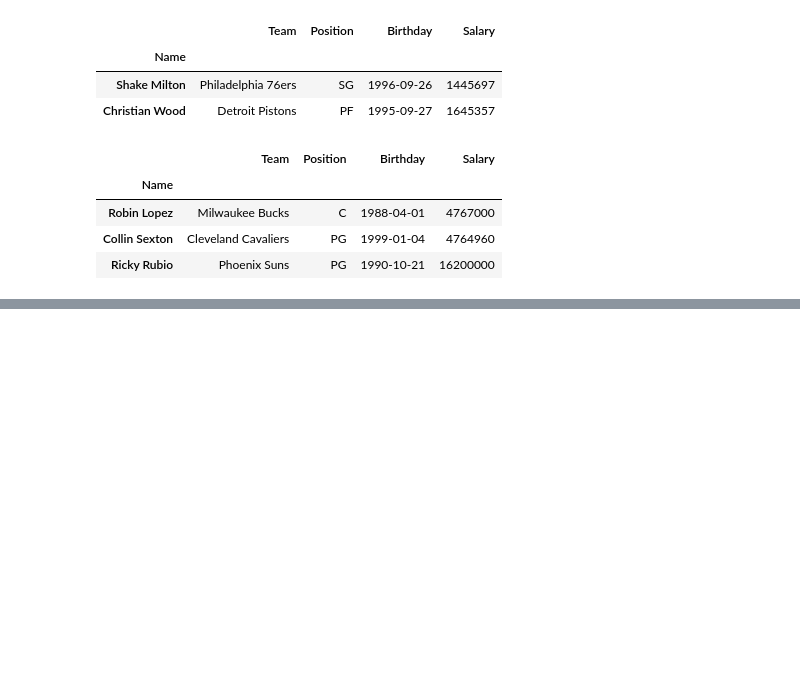
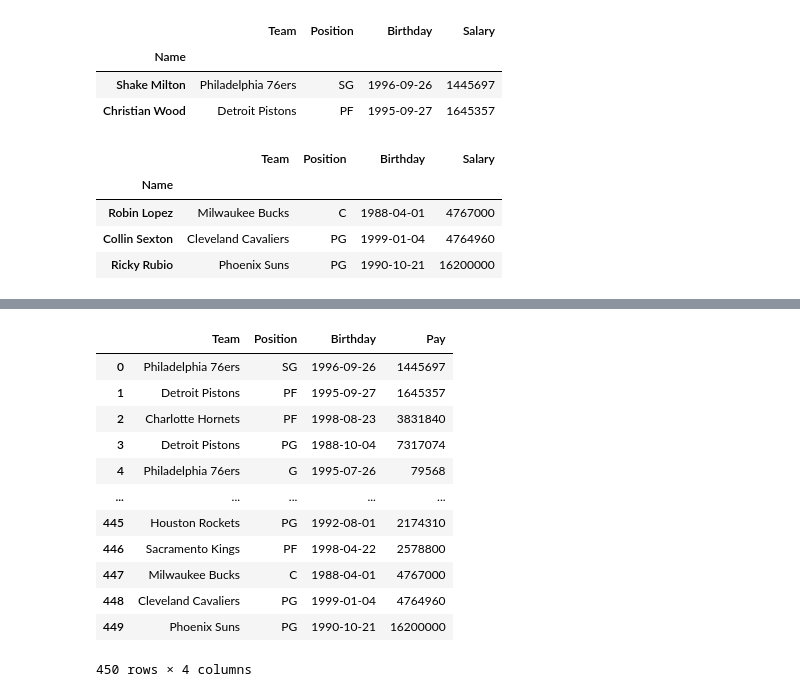
Before and after one commit to singamravibabu/batch23, a Jupyter notebook: Pandas 3.ipynb, the cells around one changed output, grey strips where cells are left out. Cells and saved outputs as stored; diff of their text form; code cells hidden in the pictures; blank space fills up the shorter version.

```diff
--- a/Pandas 3.ipynb
+++ b/Pandas 3.ipynb
@@ -435,0 +482,4 @@ nba.iloc[447:]
+# %%
+# Rename the columns
+nba.columns = ["Team", "Position", "Date of Birth", "Pay"]
+nba.columns
@@ -435,0 +498,3 @@ nba.iloc[447:]
+# %%
+nba = nba.rename(index={"PJ Washington":"Washington Sunder"})
+nba.head(5)
@@ -435,0 +509,3 @@ nba.iloc[447:]
+# %%
+nba = nba.rename(columns={"Date of Birth":"Birthday"})
+nba.head(5)
@@ -435,0 +532,3 @@ nba.iloc[447:]
+# %%
+nba = nba.set_index("Team")
+nba.head(3)
@@ -435,0 +541,17 @@ nba.iloc[447:]
+# %%
+nba = nba.reset_index()
+nba
+# %% [output]
+|  | Team | Position | Birthday | Pay |
+| 0 | Philadelphia 76ers | SG | 1996-09-26 | 1445697 |
+| 1 | Detroit Pistons | PF | 1995-09-27 | 1645357 |
+| 2 | Charlotte Hornets | PF | 1998-08-23 | 3831840 |
+| 3 | Detroit Pistons | PG | 1988-10-04 | 7317074 |
+| 4 | Philadelphia 76ers | G | 1995-07-26 | 79568 |
+| ... | ... | ... | ... | ... |
+| 445 | Houston Rockets | PG | 1992-08-01 | 2174310 |
+| 446 | Sacramento Kings | PF | 1998-04-22 | 2578800 |
+| 447 | Milwaukee Bucks | C | 1988-04-01 | 4767000 |
+| 448 | Cleveland Cavaliers | PG | 1999-01-04 | 4764960 |
+| 449 | Phoenix Suns | PG | 1990-10-21 | 16200000 |
+450 rows × 4 columns
```
Also changed, not shown: parts of 15 cells of this notebook, 1 other file.
